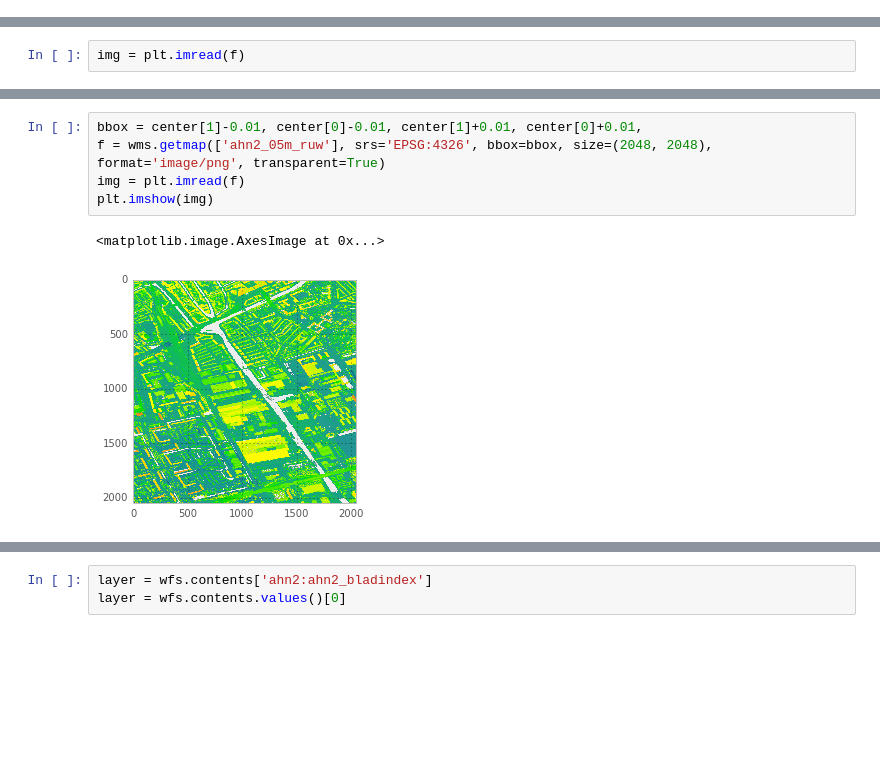
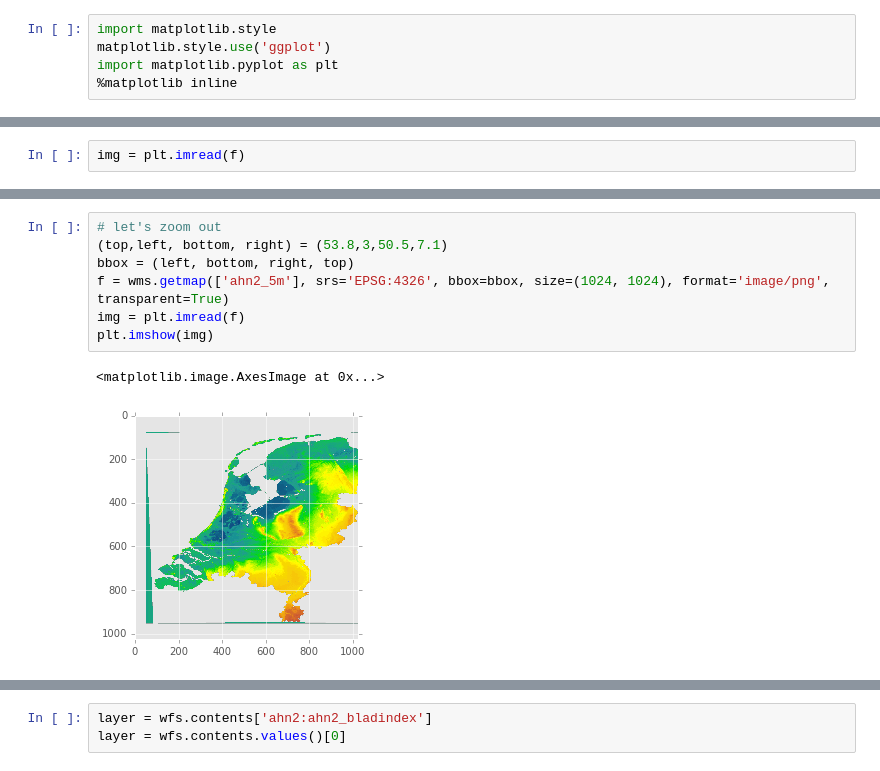
Before and after one commit to openearth/notebooks, a Jupyter notebook: ahn2.ipynb, the cells around one changed output, grey strips where cells are left out. Cells and saved outputs as stored; diff of their text form; blank space fills up the shorter version.

```diff
--- a/ahn2.ipynb
+++ b/ahn2.ipynb
@@ -6,0 +6,5 @@ import matplotlib.pyplot as plt
+# %%
+import matplotlib.style
+matplotlib.style.use('ggplot')
+import matplotlib.pyplot as plt
+%matplotlib inline
@@ -42,8 +78,10 @@ center = 51.9995349,4.3636978
 # %%
-bbox = center[1]-0.01, center[0]-0.01, center[1]+0.01, center[0]+0.01,
-f = wms.getmap(['ahn2_05m_ruw'], srs='EPSG:4326', bbox=bbox, size=(2048, 2048), format='image/png', transparent=True)
+# let's zoom out
+(top,left, bottom, right) = (53.8,3,50.5,7.1)
+bbox = (left, bottom, right, top)
+f = wms.getmap(['ahn2_5m'], srs='EPSG:4326', bbox=bbox, size=(1024, 1024), format='image/png', transparent=True)
 img = plt.imread(f)
 plt.imshow(img)
 # %% [output]
 <matplotlib.image.AxesImage at 0x...>
-[figure, old version]
+[figure, new version]
```
Also changed, not shown: parts of 37 cells of this notebook.
